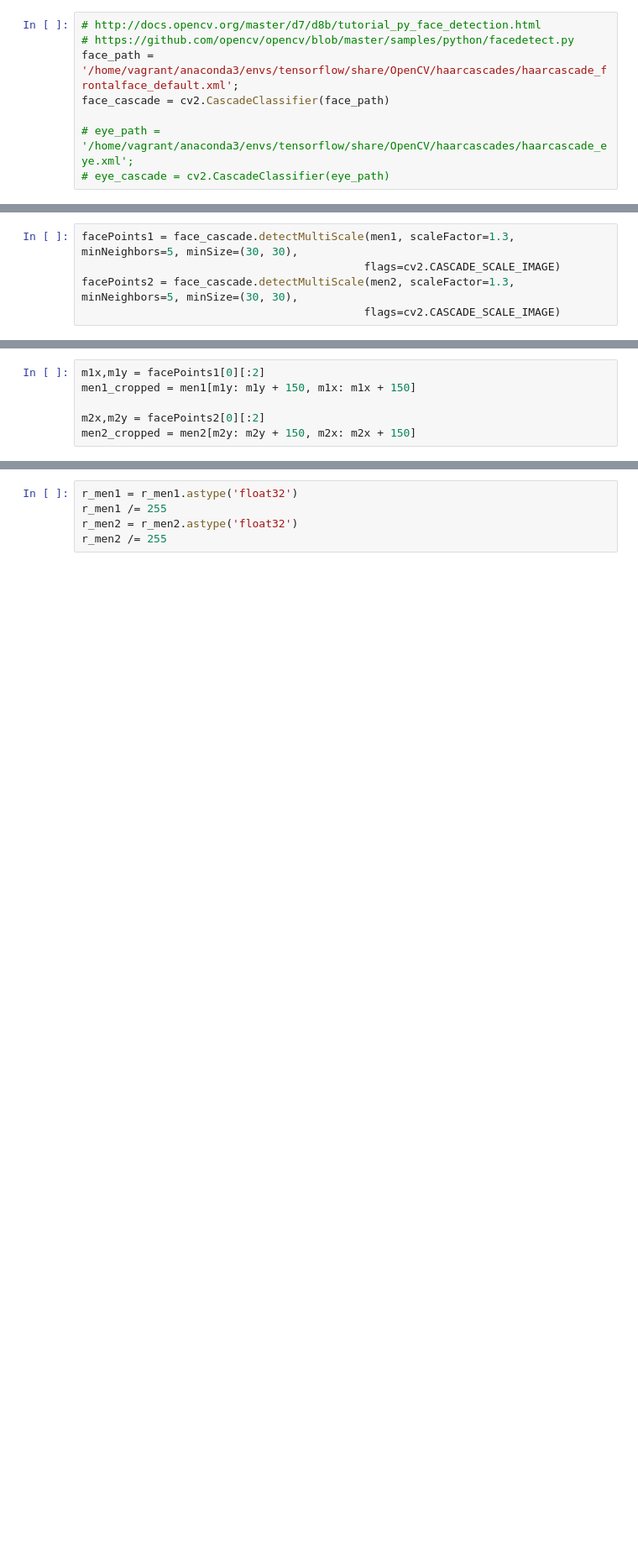
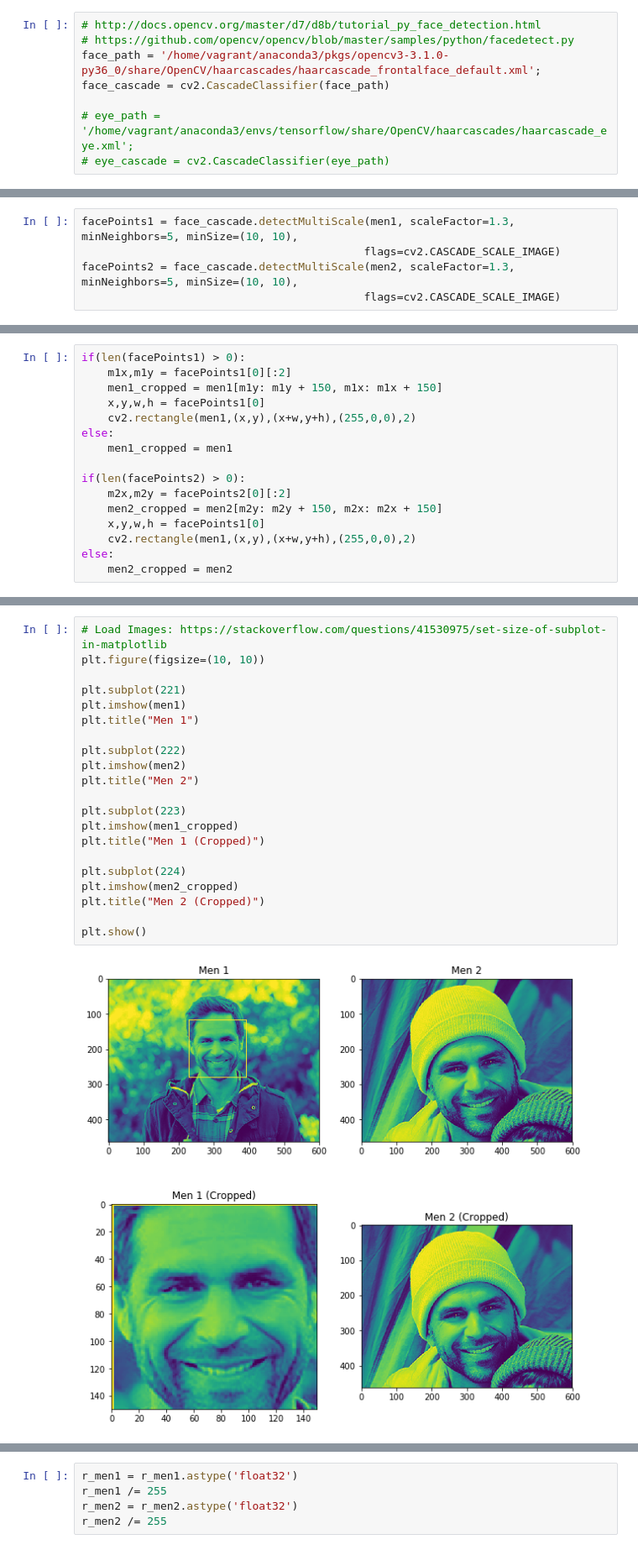
Before and after one commit to alucard001/OpenCV-Face-Recognition-and-Comparison, a Jupyter notebook: Open CV.ipynb, the cells around one changed output, grey strips where cells are left out. Shown at 84% size. Cells and saved outputs as stored; diff of their text form; blank space fills up the shorter version.

```diff
--- a/Open CV.ipynb
+++ b/Open CV.ipynb
@@ -23,7 +41,7 @@ men2 = cv2.cvtColor(men2, cv2.COLOR_BGR2GRAY)
 # %%
 # http://docs.opencv.org/master/d7/d8b/tutorial_py_face_detection.html
 # https://github.com/opencv/opencv/blob/master/samples/python/facedetect.py
-face_path = '/home/vagrant/anaconda3/envs/tensorflow/share/OpenCV/haarcascades/haarcascade_frontalface_default.xml';
+face_path = '/home/vagrant/anaconda3/pkgs/opencv3-3.1.0-py36_0/share/OpenCV/haarcascades/haarcascade_frontalface_default.xml';
 face_cascade = cv2.CascadeClassifier(face_path)
 
 # eye_path = '/home/vagrant/anaconda3/envs/tensorflow/share/OpenCV/haarcascades/haarcascade_eye.xml';
@@ -41,5 +59,5 @@ array([[110, 108, 106, ..., 114, 116, 116],
 # %%
-facePoints1 = face_cascade.detectMultiScale(men1, scaleFactor=1.3, minNeighbors=5, minSize=(30, 30),
+facePoints1 = face_cascade.detectMultiScale(men1, scaleFactor=1.3, minNeighbors=5, minSize=(10, 10),
                                            flags=cv2.CASCADE_SCALE_IMAGE)
-facePoints2 = face_cascade.detectMultiScale(men2, scaleFactor=1.3, minNeighbors=5, minSize=(30, 30),
+facePoints2 = face_cascade.detectMultiScale(men2, scaleFactor=1.3, minNeighbors=5, minSize=(10, 10),
                                            flags=cv2.CASCADE_SCALE_IMAGE)
@@ -46,6 +68,16 @@ facePoints2 = face_cascade.detectMultiScale(men2, scaleFactor=1.3, minNeighbors=
 # %%
-m1x,m1y = facePoints1[0][:2]
-men1_cropped = men1[m1y: m1y + 150, m1x: m1x + 150]
+if(len(facePoints1) > 0):
+    m1x,m1y = facePoints1[0][:2]
+    men1_cropped = men1[m1y: m1y + 150, m1x: m1x + 150]
+    x,y,w,h = facePoints1[0]
+    cv2.rectangle(men1,(x,y),(x+w,y+h),(255,0,0),2)
+else:
+    men1_cropped = men1
 
-m2x,m2y = facePoints2[0][:2]
-men2_cropped = men2[m2y: m2y + 150, m2x: m2x + 150]
+if(len(facePoints2) > 0):
+    m2x,m2y = facePoints2[0][:2]
+    men2_cropped = men2[m2y: m2y + 150, m2x: m2x + 150]
+    x,y,w,h = facePoints1[0]
+    cv2.rectangle(men1,(x,y),(x+w,y+h),(255,0,0),2)
+else:
+    men2_cropped = men2
@@ -59,3 +84,26 @@ cv2.destroyAllWindows()
+# %%
+# Load Images: https://stackoverflow.com/questions/41530975/set-size-of-subplot-in-matplotlib
+plt.figure(figsize=(10, 10))
+
+plt.subplot(221)
+plt.imshow(men1)
+plt.title("Men 1")
+
+plt.subplot(222)
+plt.imshow(men2)
+plt.title("Men 2")
+
+plt.subplot(223)
+plt.imshow(men1_cropped)
+plt.title("Men 1 (Cropped)")
+
+plt.subplot(224)
+plt.imshow(men2_cropped)
+plt.title("Men 2 (Cropped)")
+
+plt.show()
+# %% [output]
+[figure, added]
 # %%
 r_men1 = men1_cropped.reshape(1, 150*150)
 r_men2 = men2_cropped.reshape(1, 150*150)
```
Also changed, not shown: parts of 12 cells of this notebook.
